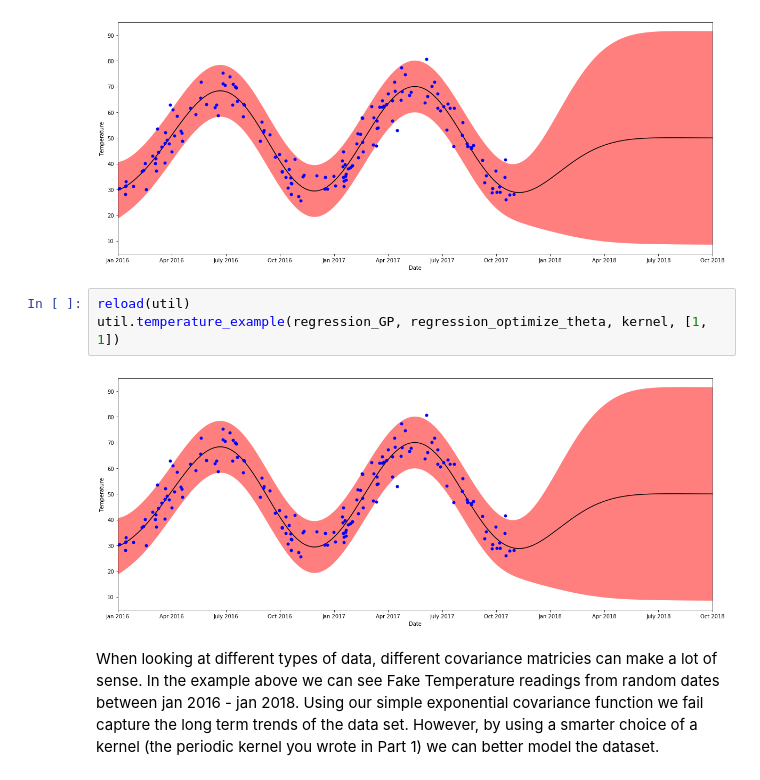
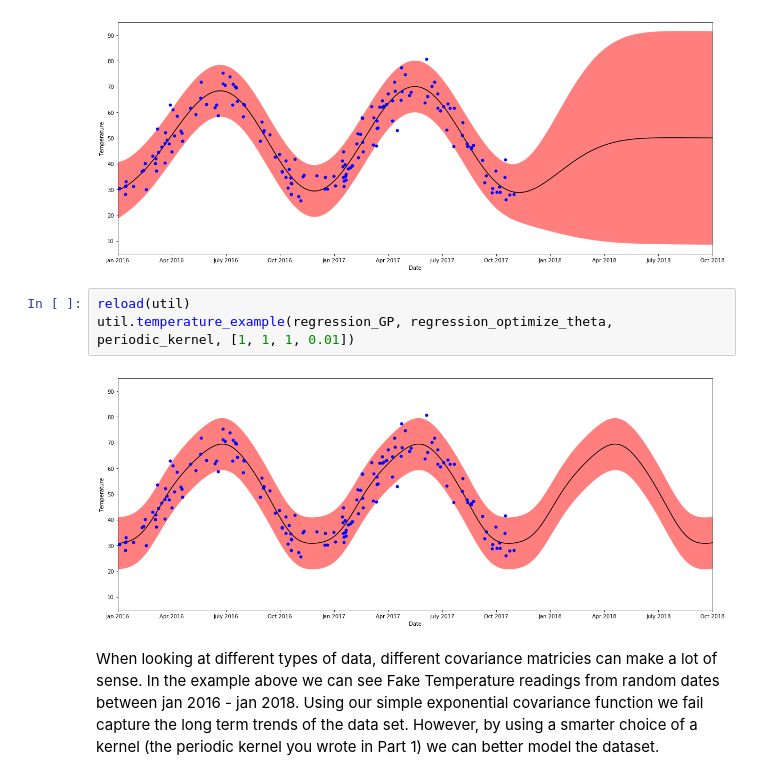
Before and after one commit to Keyrat06/Gaussian_Processes, a Jupyter notebook: P-Set/Gaussian PSet.ipynb, the cells around one changed output. Cells and saved outputs as stored; diff of their text form.

```diff
--- a/P-Set/Gaussian PSet.ipynb
+++ b/P-Set/Gaussian PSet.ipynb
@@ -243,9 +334,9 @@ util.temperature_example(regression_GP, regression_optimize_theta, kernel, [1, 1
 [figure]
 # %%
 reload(util)
-util.temperature_example(regression_GP, regression_optimize_theta, kernel, [1, 1])
+util.temperature_example(regression_GP, regression_optimize_theta, periodic_kernel, [1, 1, 1, 0.01])
 # %% [output]
-[figure, old version]
+[figure, new version]
 # %% [markdown]
 When looking at different types of data, different covariance matricies can make a lot of sense. In the example above we can see Fake Temperature readings from random dates between jan 2016 - jan 2018. Using our simple exponential covariance function we fail capture the long term trends of the data set. However, by using a smarter choice of a kernel (the periodic kernel you wrote in Part 1) we can better model the dataset.
 # %% [markdown]
```
Also changed, not shown: parts of 7 cells of this notebook, 1 other file.
